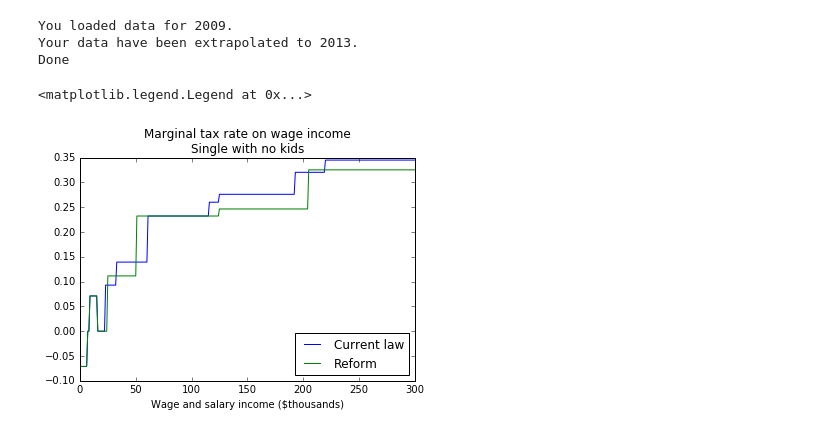
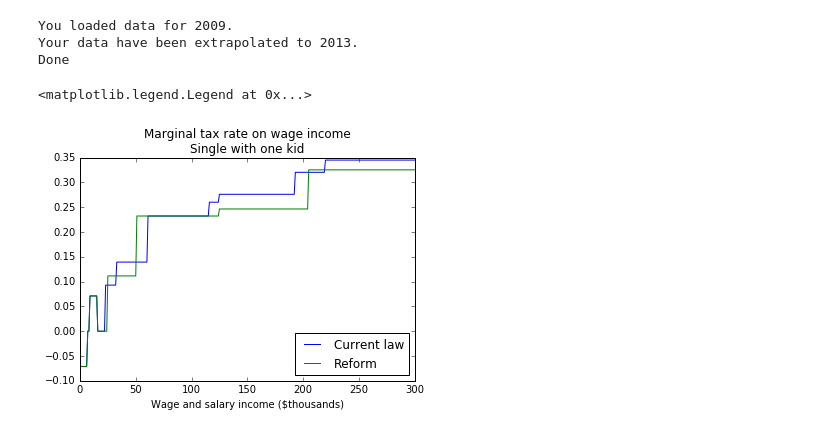
Before and after one commit to codykallen/Tax-Calculator, a Jupyter notebook: docs/notebooks/Plotter.ipynb, the cells around one changed output. Cells and saved outputs as stored; diff of their text form; code cells hidden in the pictures.

```diff
--- a/docs/notebooks/Plotter.ipynb
+++ b/docs/notebooks/Plotter.ipynb
@@ -111,14 +111,14 @@ mtr_reform = getMTR(calc_all, 1000, 300)
 # %%
 plt.plot(range(0, 301, 1), mtr_base, label='Current law')
 plt.plot(range(0, 301, 1), mtr_reform, label='Reform')
 #plt.title('Marginal tax rate on wage income' + '\n' + 'Married with two kids')
-#plt.title('Marginal tax rate on wage income' + '\n' + 'Single with one kid')
-plt.title('Marginal tax rate on wage income' + '\n' + 'Single with no kids')
+plt.title('Marginal tax rate on wage income' + '\n' + 'Single with one kid')
+#plt.title('Marginal tax rate on wage income' + '\n' + 'Single with no kids')
 plt.xlabel('Wage and salary income ($thousands)')
 plt.legend(['Current law', 'Reform'], loc='lower right')
 # %% [output]
 <matplotlib.legend.Legend at 0x...>
-[figure, old version]
+[figure, new version]
 # %%
 calc_cl.records.MARS[0] = 1
 calc_all.records.MARS[0] = 1
```
Also changed, not shown: 3 other files.
